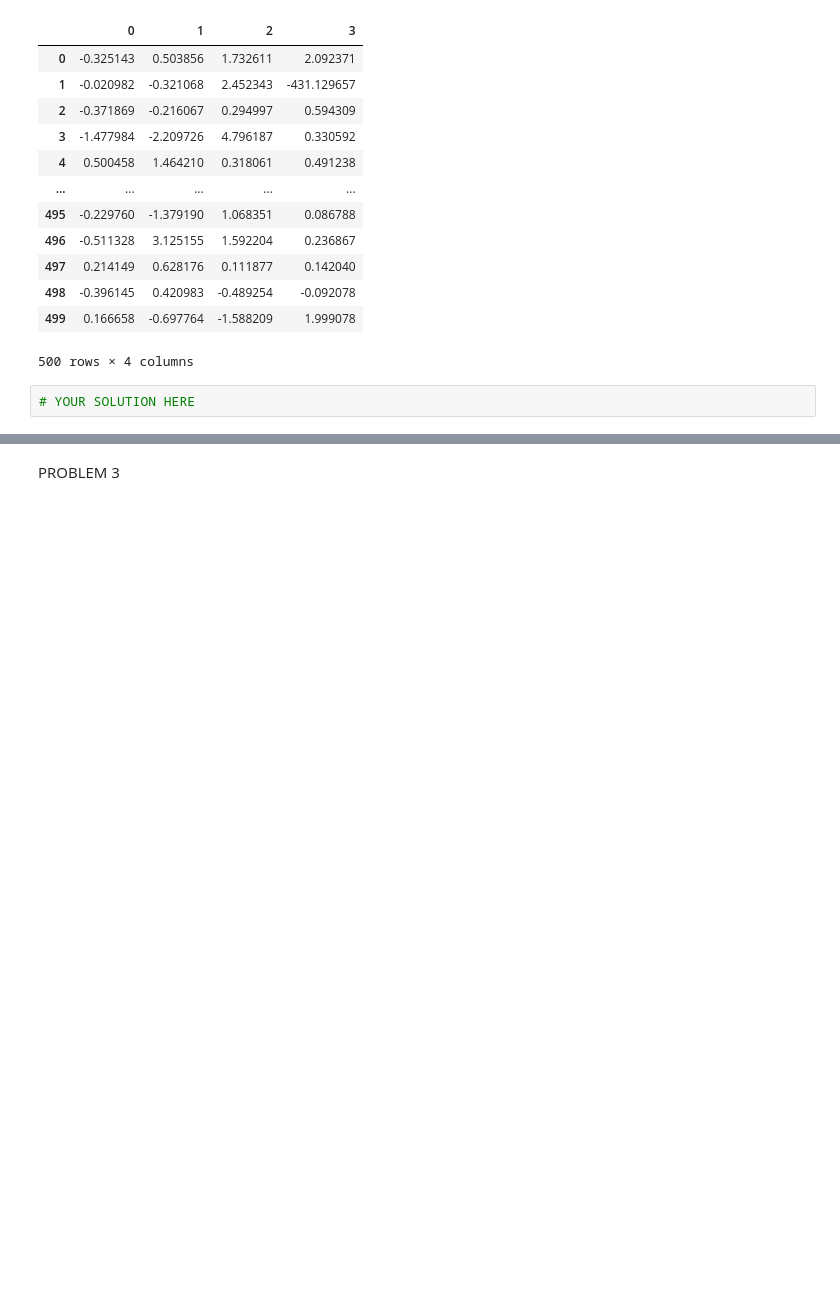
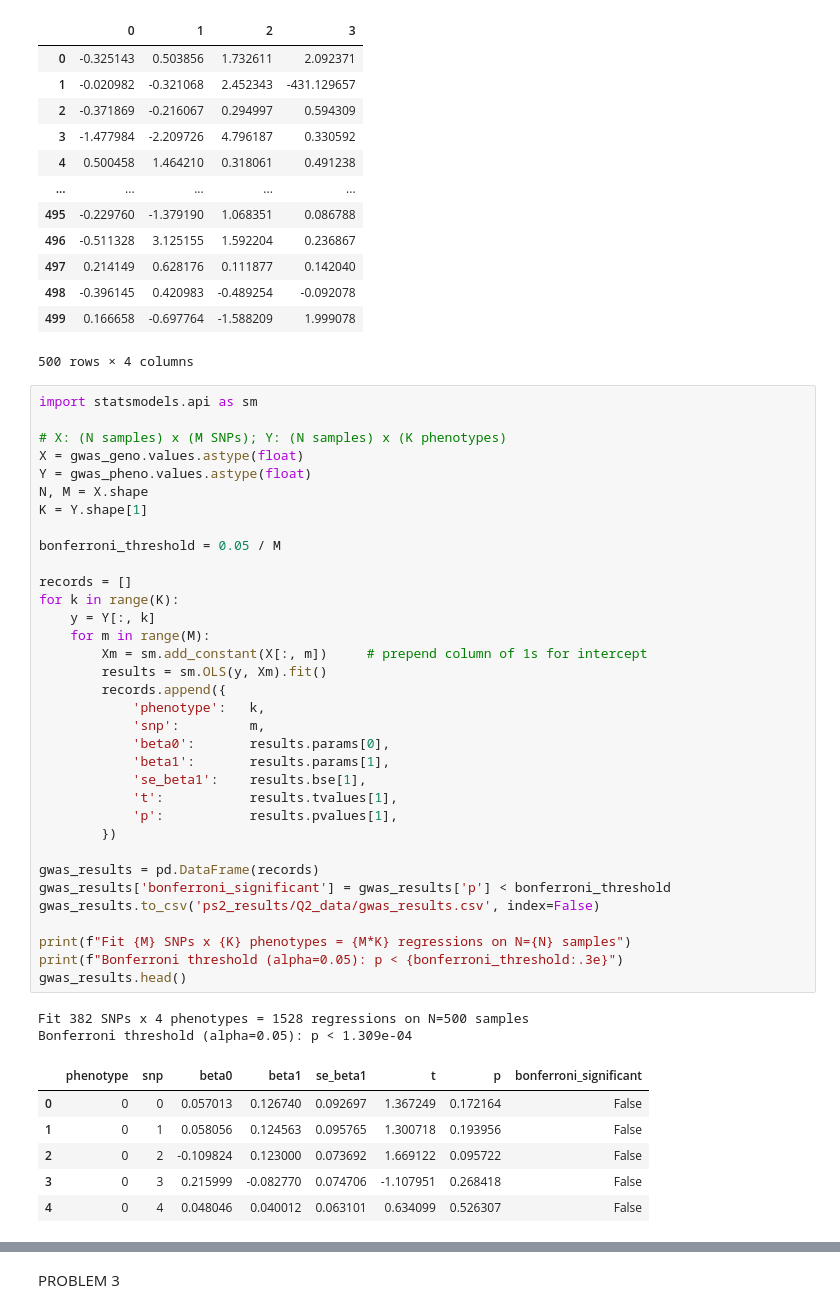
Before and after one commit to Mike-Mans/ps2, a Jupyter notebook: CS_C124_PS2_Template.ipynb, the cells around one changed output, grey strips where cells are left out. Cells and saved outputs as stored; diff of their text form; blank space fills up the shorter version.

```diff
--- a/CS_C124_PS2_Template.ipynb
+++ b/CS_C124_PS2_Template.ipynb
@@ -72,5 +71,46 @@ gwas_pheno
 | 498 | -0.396145 | 0.420983 | -0.489254 | -0.092078 |
 | 499 | 0.166658 | -0.697764 | -1.588209 | 1.999078 |
 500 rows × 4 columns
-# %%
-# YOUR SOLUTION HERE
+# %%
+import statsmodels.api as sm
+
+# X: (N samples) x (M SNPs); Y: (N samples) x (K phenotypes)
+X = gwas_geno.values.astype(float)
+Y = gwas_pheno.values.astype(float)
+N, M = X.shape
+K = Y.shape[1]
+
+bonferroni_threshold = 0.05 / M
+
+records = []
+for k in range(K):
+    y = Y[:, k]
+    for m in range(M):
+        Xm = sm.add_constant(X[:, m])     # prepend column of 1s for intercept
+        results = sm.OLS(y, Xm).fit()
+        records.append({
+            'phenotype':   k,
+            'snp':         m,
+            'beta0':       results.params[0],
+            'beta1':       results.params[1],
+            'se_beta1':    results.bse[1],
+            't':           results.tvalues[1],
+            'p':           results.pvalues[1],
+        })
+
+gwas_results = pd.DataFrame(records)
+gwas_results['bonferroni_significant'] = gwas_results['p'] < bonferroni_threshold
+gwas_results.to_csv('ps2_results/Q2_data/gwas_results.csv', index=False)
+
+print(f"Fit {M} SNPs x {K} phenotypes = {M*K} regressions on N={N} samples")
+print(f"Bonferroni threshold (alpha=0.05): p < {bonferroni_threshold:.3e}")
+gwas_results.head()
+# %% [output]
+Fit 382 SNPs x 4 phenotypes = 1528 regressions on N=500 samples
+Bonferroni threshold (alpha=0.05): p < 1.309e-04
+|  | phenotype | snp | beta0 | beta1 | se_beta1 | t | p | bonferroni_significant |
+| 0 | 0 | 0 | 0.057013 | 0.126740 | 0.092697 | 1.367249 | 0.172164 | False |
+| 1 | 0 | 1 | 0.058056 | 0.124563 | 0.095765 | 1.300718 | 0.193956 | False |
+| 2 | 0 | 2 | -0.109824 | 0.123000 | 0.073692 | 1.669122 | 0.095722 | False |
+| 3 | 0 | 3 | 0.215999 | -0.082770 | 0.074706 | -1.107951 | 0.268418 | False |
+| 4 | 0 | 4 | 0.048046 | 0.040012 | 0.063101 | 0.634099 | 0.526307 | False |
```
Also changed, not shown: parts of 5 cells of this notebook, 2 other files.
